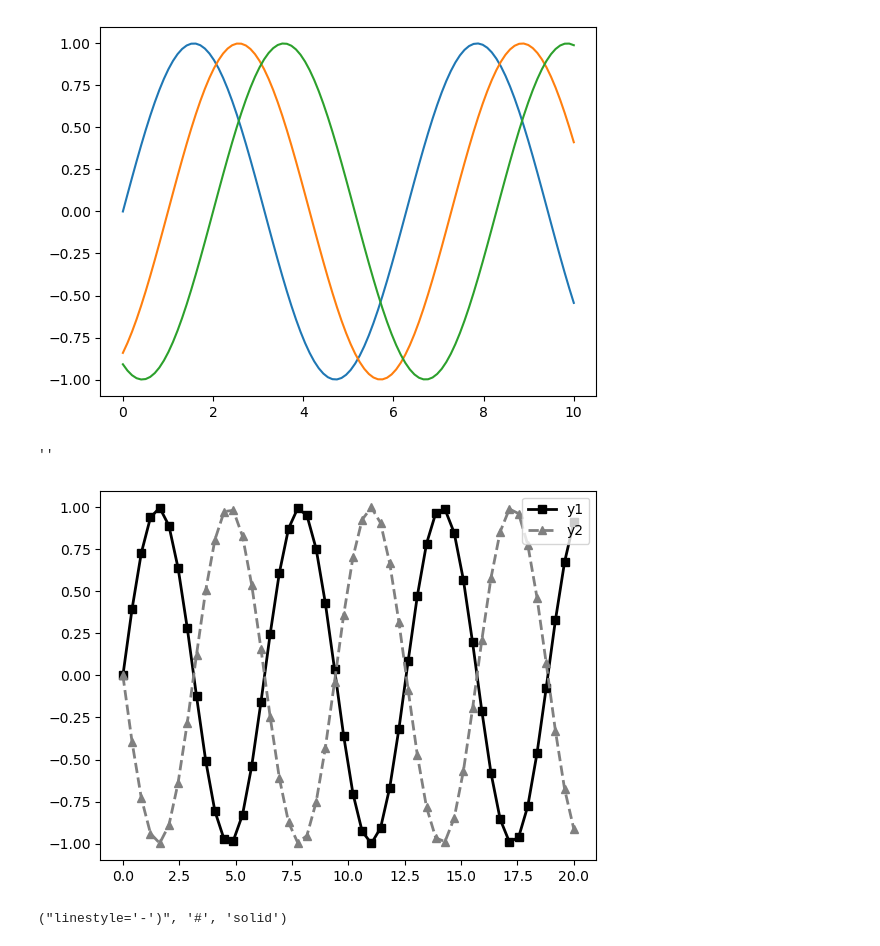
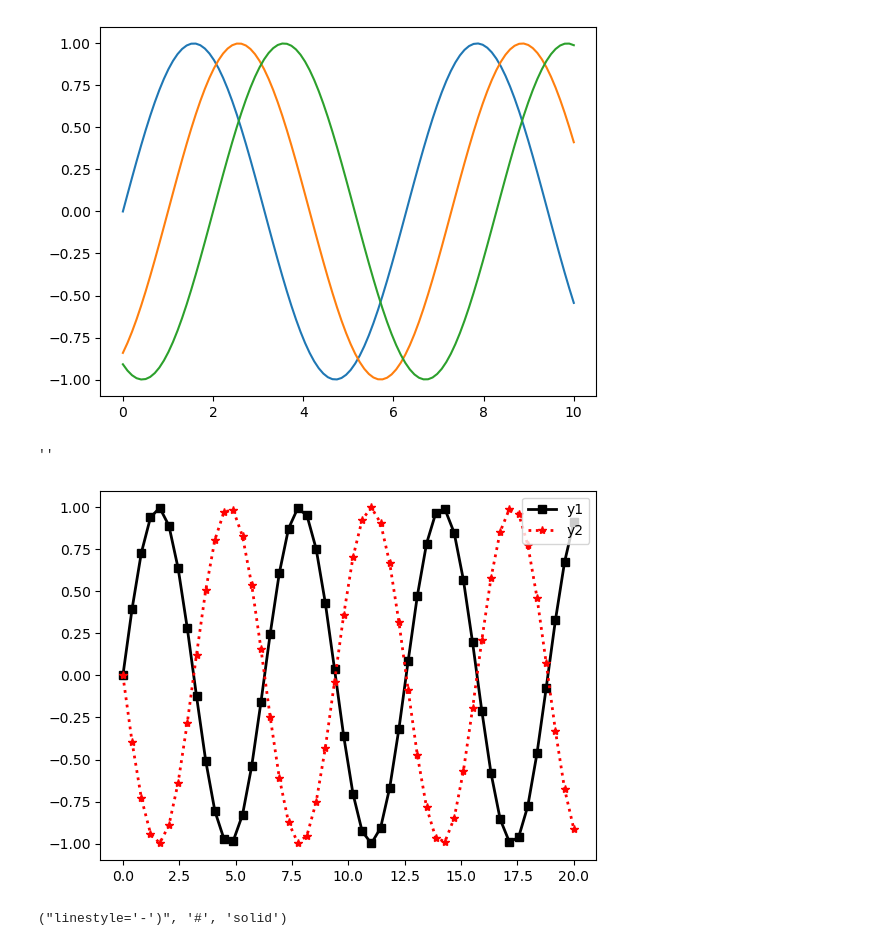
Before and after one commit to lorisbaz/univr-dataviz-course, a Jupyter notebook: 1-basics-and-tables/2-examples-matplotlib.ipynb, the cells around one changed output. Saved outputs shown, nothing was run; the diff lists cells and outputs as text; code cells hidden in the pictures.

```diff
--- a/1-basics-and-tables/2-examples-matplotlib.ipynb
+++ b/1-basics-and-tables/2-examples-matplotlib.ipynb
@@ -49,33 +49,33 @@ plt.plot(x, np.sin(x - 2))
 # %%
 x = np.linspace(0, 20)
 y1 = np.sin(x)
 y2 = np.sin(x - np.pi)
 
 plt.figure()
 
 plt.plot(x,
          y1,
          color='black',
          linestyle='-',
          linewidth=2,
          marker='s',
          markersize=6,
          label='y1')
 
 plt.plot(x,
          y2,
-         color='gray',
-         linestyle='--',
+         color='red',
+         linestyle=':',
          linewidth=2,
-         marker='^',
+         marker='*',
          markersize=6,
          label='y2')
 
 plt.legend()
 ;
 # %% [output]
 ''
-[figure, old version]
+[figure, new version]
 # %%
 plt.plot(x, np.sin(x - 0), color='blue', linestyle='-')  # 'solid' does the same
 plt.plot(x, np.sin(x - 1), color='g', linestyle='--') # dashed
```
Also changed, not shown: 5 other files.
